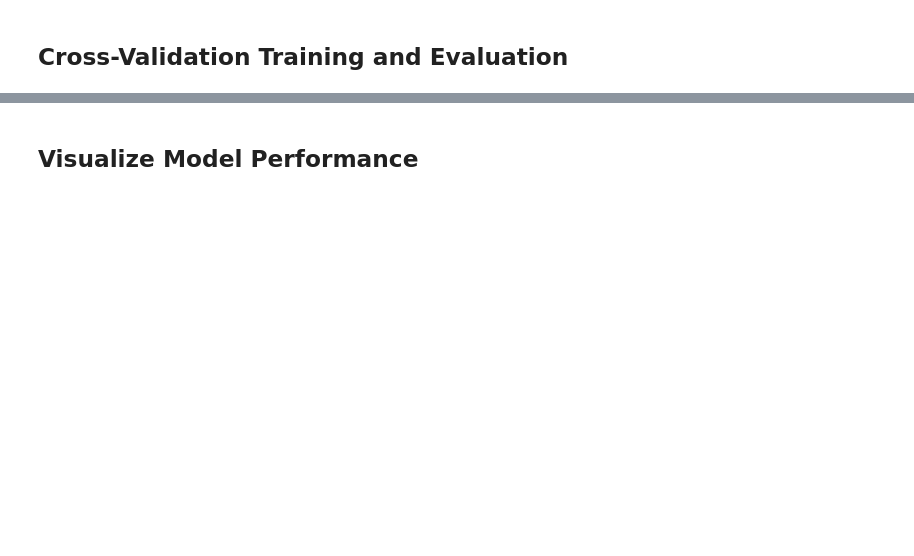
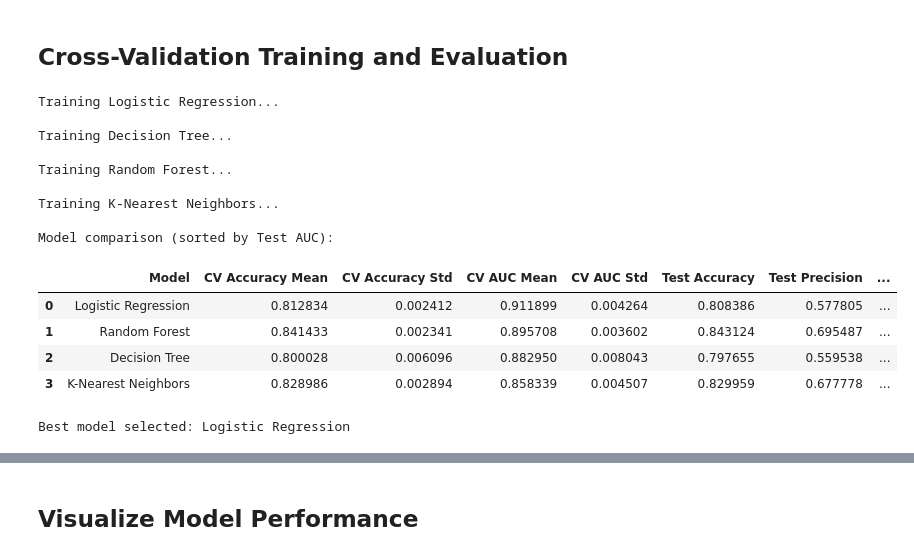
Before and after one commit to VisaHuy/Salary-Prediction-Project, a Jupyter notebook: notebooks/05_model_training.ipynb, the cells around one changed output, grey strips where cells are left out. Saved outputs shown, nothing was run; the diff lists cells and outputs as text; code cells hidden in the pictures; blank space fills up the shorter version.

```diff
--- a/notebooks/05_model_training.ipynb
+++ b/notebooks/05_model_training.ipynb
@@ -89,15 +120,76 @@ model = LogisticRegression(
 # %%
 # Setup cross-validation
 cv = StratifiedKFold(n_splits=5, shuffle=True, random_state=42)
 
-# Cross-validation scores
-cv_scores = cross_val_score(model, X_train, y_train, cv=cv, scoring='accuracy')
-cv_auc = cross_val_score(model, X_train, y_train, cv=cv, scoring='roc_auc')
+model_results = []
+trained_models = {}
+all_predictions = {}
 
-# Fit model on full training set
-model.fit(X_train, y_train)
+for model_name, current_model in models.items():
+    print(f'\nTraining {model_name}...')
 
-# Predictions on test set
-y_pred = model.predict(X_test)
-y_pred_proba = model.predict_proba(X_test)[:, 1]
+    cv_scores = cross_val_score(current_model, X_train, y_train, cv=cv, scoring='accuracy')
+    cv_auc = cross_val_score(current_model, X_train, y_train, cv=cv, scoring='roc_auc')
+
+    current_model.fit(X_train, y_train)
+    y_pred = current_model.predict(X_test)
+
+    if hasattr(current_model, 'predict_proba'):
+        y_pred_proba = current_model.predict_proba(X_test)[:, 1]
+    else:
+        # Fallback for models without predict_proba support
+        y_pred_proba = current_model.predict(X_test)
+
+    test_accuracy = accuracy_score(y_test, y_pred)
+    test_precision = precision_score(y_test, y_pred)
+    test_recall = recall_score(y_test, y_pred)
+    test_f1 = f1_score(y_test, y_pred)
+    test_auc = roc_auc_score(y_test, y_pred_proba)
+
+    model_results.append({
+        'Model': model_name,
+        'CV Accuracy Mean': cv_scores.mean(),
+        'CV Accuracy Std': cv_scores.std(),
+        'CV AUC Mean': cv_auc.mean(),
+        'CV AUC Std': cv_auc.std(),
+        'Test Accuracy': test_accuracy,
+        'Test Precision': test_precision,
+        'Test Recall': test_recall,
+        'Test F1': test_f1,
+        'Test AUC': test_auc,
+    })
+
+    trained_models[model_name] = current_model
+    all_predictions[model_name] = {
+        'y_pred': y_pred,
+        'y_pred_proba': y_pred_proba,
+        'cm': confusion_matrix(y_test, y_pred),
+    }
+
+results_df = pd.DataFrame(model_results).sort_values(by='Test AUC', ascending=False).reset_index(drop=True)
+best_model_name = results_df.loc[0, 'Model']
+model = trained_models[best_model_name]
+y_pred = all_predictions[best_model_name]['y_pred']
+y_pred_proba = all_predictions[best_model_name]['y_pred_proba']
+cm = all_predictions[best_model_name]['cm']
+
+print('\nModel comparison (sorted by Test AUC):')
+display(results_df)
+print(f'\nBest model selected: {best_model_name}')
+# %% [output]
+Training Logistic Regression...
+
+Training Decision Tree...
+
+Training Random Forest...
+
+Training K-Nearest Neighbors...
+
+Model comparison (sorted by Test AUC):
+|  | Model | CV Accuracy Mean | CV Accuracy Std | CV AUC Mean | CV AUC Std | Test Accuracy | Test Precision | ... |
+| 0 | Logistic Regression | 0.812834 | 0.002412 | 0.911899 | 0.004264 | 0.808386 | 0.577805 | ... |
+| 1 | Random Forest | 0.841433 | 0.002341 | 0.895708 | 0.003602 | 0.843124 | 0.695487 | ... |
+| 2 | Decision Tree | 0.800028 | 0.006096 | 0.882950 | 0.008043 | 0.797655 | 0.559538 | ... |
+| 3 | K-Nearest Neighbors | 0.828986 | 0.002894 | 0.858339 | 0.004507 | 0.829959 | 0.677778 | ... |
+Best model selected: Logistic Regression
 # %%
```
Also changed, not shown: parts of 10 cells of this notebook, 10 other files.
